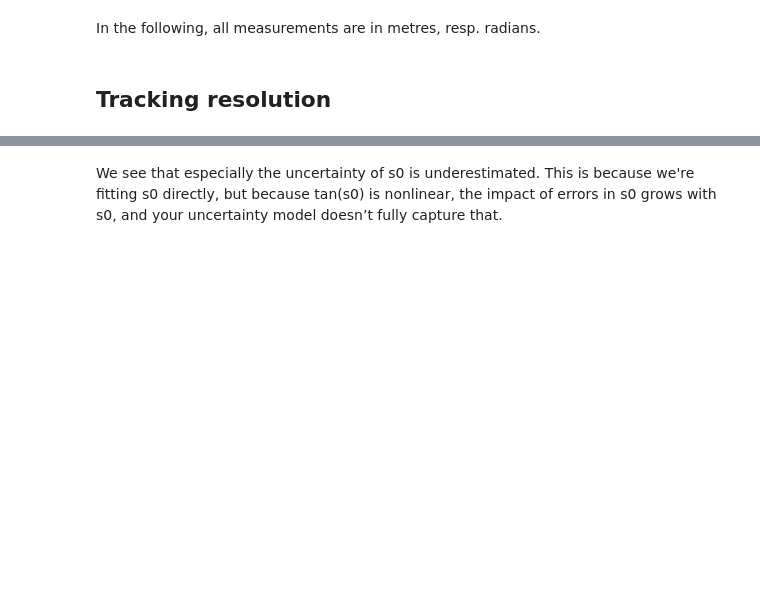
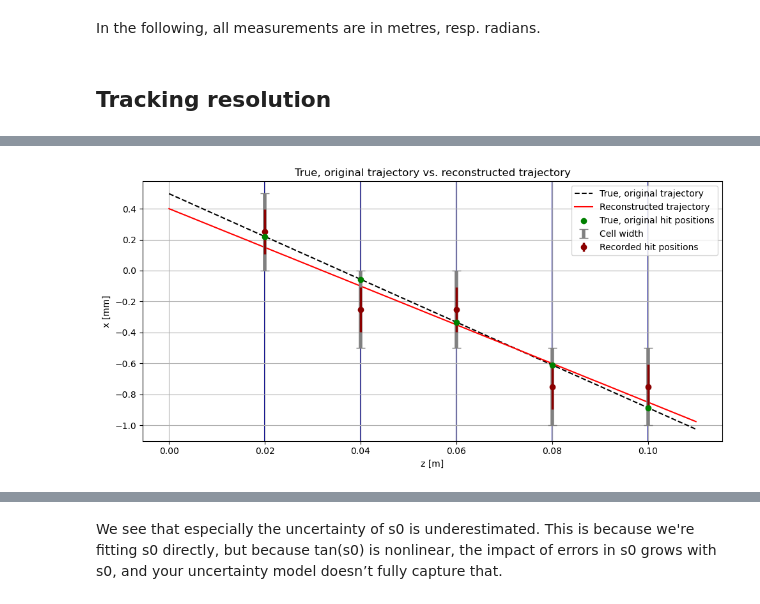
Before and after one commit to manueltuor/DAII, a Jupyter notebook: Tracking resolution.ipynb, the cells around one changed output, grey strips where cells are left out. Drawn from its saved outputs; the diff is of its cells as text; code cells hidden in the pictures; blank space fills up the shorter version.

Commit message:
Same code - but much more structured (single trajectory function!) & some more details; OLD (useless) code is now at the very bottom

```diff
--- a/Tracking resolution.ipynb
+++ b/Tracking resolution.ipynb
@@ -83,0 +14,80 @@ We modeled it with /sqrt(12) - but we neglected the multiple scattering part. Im
+# %%
+# Calculate the z and x positions of the planes
+# To use curve_fit, we need to have a function defined, so we use a function to calculate the x_positions
+def trajectory_fun(z_position, x0, angle):
+    return x0 + z_position * np.tan(angle) # Calculating the vertical position using trigonometry
+
+def trajectory_fun_linear(z_position, x0, slope):
+    return x0 + z_position * slope # Calculating the vertical position using trigonometry
+
+def single_trajectory(n_planes = 5, delta_z = 0.02, cell_width = 0.0005):
+    x0_true = np.random.normal(0, 0.001)
+    s0_true = np.random.normal(0, 0.1)
+
+    slope_true = np.tan(s0_true)
+
+    z_positions = np.arange(1, n_planes + 1) * delta_z
+    x_positions = trajectory_fun_linear(z_positions, x0_true, slope_true)
+
+    # Calculate which cell was hit
+    cells_hit = np.floor(x_positions / cell_width) #.astype(int) # Also works if the x_position is negative -> e.g. cell "-1"
+    cells_hit_middle = cells_hit * cell_width + cell_width / 2
+
+    # Add Gaussian noise to simulate measurement uncertainty (realistic detector resolution)
+    # Increases the uncertainty a lot - maybe not what we want
+    # cells_hit_middle += np.random.normal(0, std_hit, size=cells_hit_middle.shape)
+
+    # Calculate the uncertainty
+    std_hit = cell_width / np.sqrt(12) # Modelled as explained by Valeriia
+
+    # Use curve_fit, popt = optimal values for the parameters s.t. rss is minimised, pcov = estimated approximate covariance of popt
+    popt, pcov = curve_fit(trajectory_fun_linear, z_positions, cells_hit_middle, p0 = None, sigma = std_hit, absolute_sigma = True)
+
+    x0_reco, slope_reco = popt
+    std_x0_reco, std_slope_reco = np.sqrt(np.diag(pcov)) # Uncertainties on the fitted parameters, see documentation (used later for pull distributions)
+
+    s0_reco = np.arctan(slope_reco)
+
+    # We now do error propagation by using y = f(x) -> sigma_y = abs(df/dx (x_mean)) * sigma_x
+    std_s0_reco = std_slope_reco / (1 + slope_reco**2)
+
+    return s0_true, s0_reco, std_s0_reco, x0_true, x0_reco, std_x0_reco, z_positions, x_positions, cells_hit_middle, std_hit
+
+n_planes = 5
+delta_z = 0.02  # 2 cm in metres
+cell_width = 0.0005  # 500 micrometers in metres
+z0 = 0
+
+np.random.seed(42)
+
+s0_true, s0_reco, std_s0_reco, x0_true, x0_reco, std_x0_reco, z_positions, x_positions, cells_hit_middle, std_hit = single_trajectory()
+
+# Plotting
+grid = np.linspace(0, z_positions[-1] + delta_z/2, num = 1001)
+true_traj_z = trajectory_fun(grid, x0_true, s0_true)
+reco_traj_z = trajectory_fun(grid, x0_reco, s0_reco)
+
+plt.figure(figsize=(10,5))
+for z in z_positions:
+    plt.axvline(x=z, color="darkblue", linestyle='-', linewidth=1.5, zorder=0) # Detector planes
+# I multiplied everything by thousand such that the y-axis has millimetre values
+plt.plot(grid, 1000*true_traj_z, "k--", label = "True, original trajectory")
+plt.plot(grid, 1000*reco_traj_z, "r-", label = "Reconstructed trajectory")
+plt.scatter(z_positions, 1000*x_positions, color = "g", label = "True, original hit positions", zorder = 3)
+plt.errorbar(z_positions, 1000*cells_hit_middle, yerr = 1000*cell_width/2, fmt='none', color='grey', elinewidth=4, capsize=5, label="Cell width")
+plt.errorbar(z_positions, 1000*cells_hit_middle, yerr = 1000*std_hit, fmt = "o", color = "darkred", linewidth = 2.5, label = "Recorded hit positions")
+
+plt.xlabel("z [m]")
+plt.ylabel("x [mm]")
+plt.grid()
+plt.legend()
+plt.title("True, original trajectory vs. reconstructed trajectory")
+plt.tight_layout()
+plt.show()
+
+
+print(f"x0_true = {x0_true*1000:.3f} mm, s0_true = {s0_true:.3f} rad")
+print(f"x0_reco = {x0_reco*1000:.3f} mm ± {std_x0_reco*1000:.3f} mm")
+print(f"s0_reco = {s0_reco:.3f} ± {std_s0_reco:.3f} rad")
+# %% [output]
+[figure, added]
```
Also changed, not shown: parts of 22 cells of this notebook.
